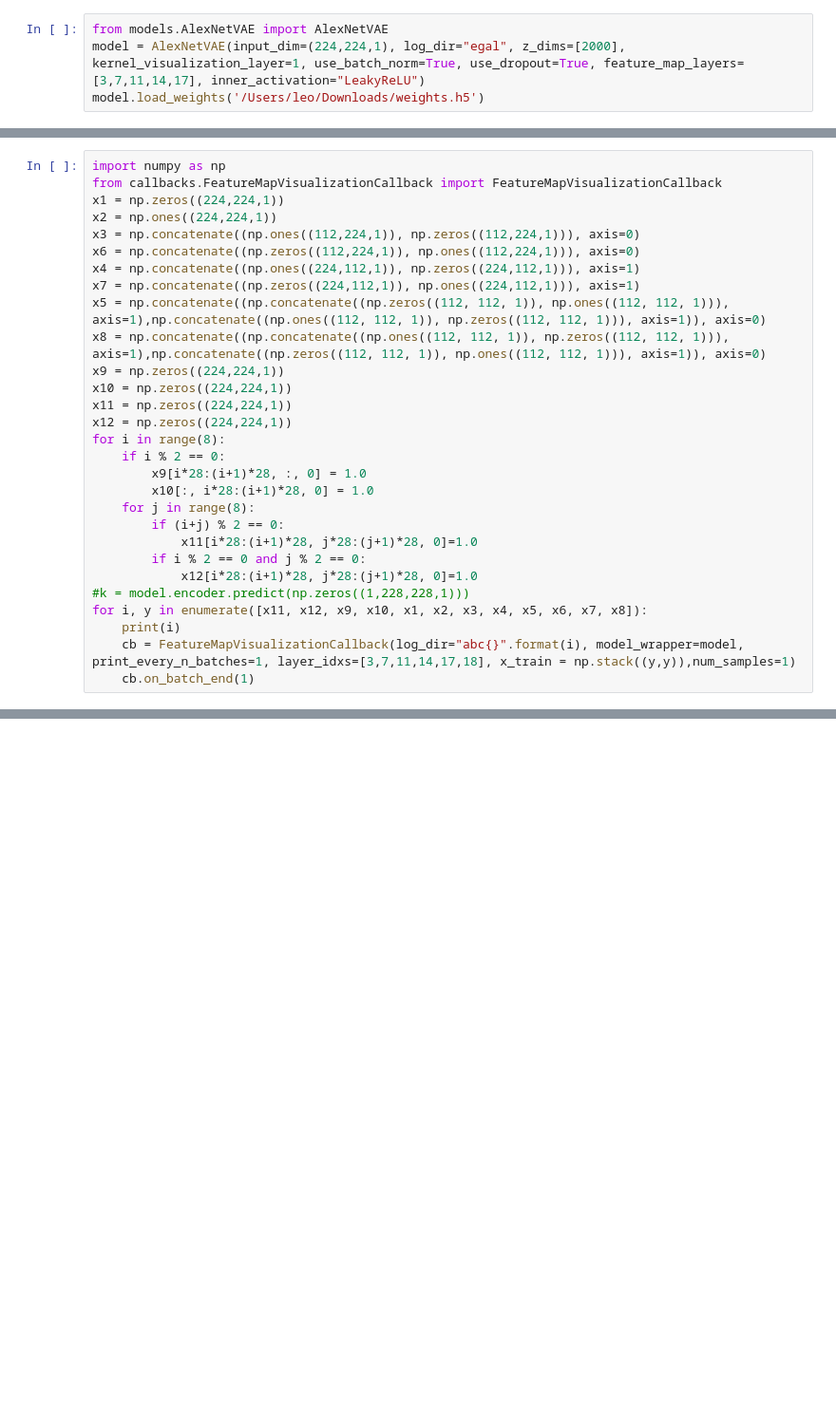
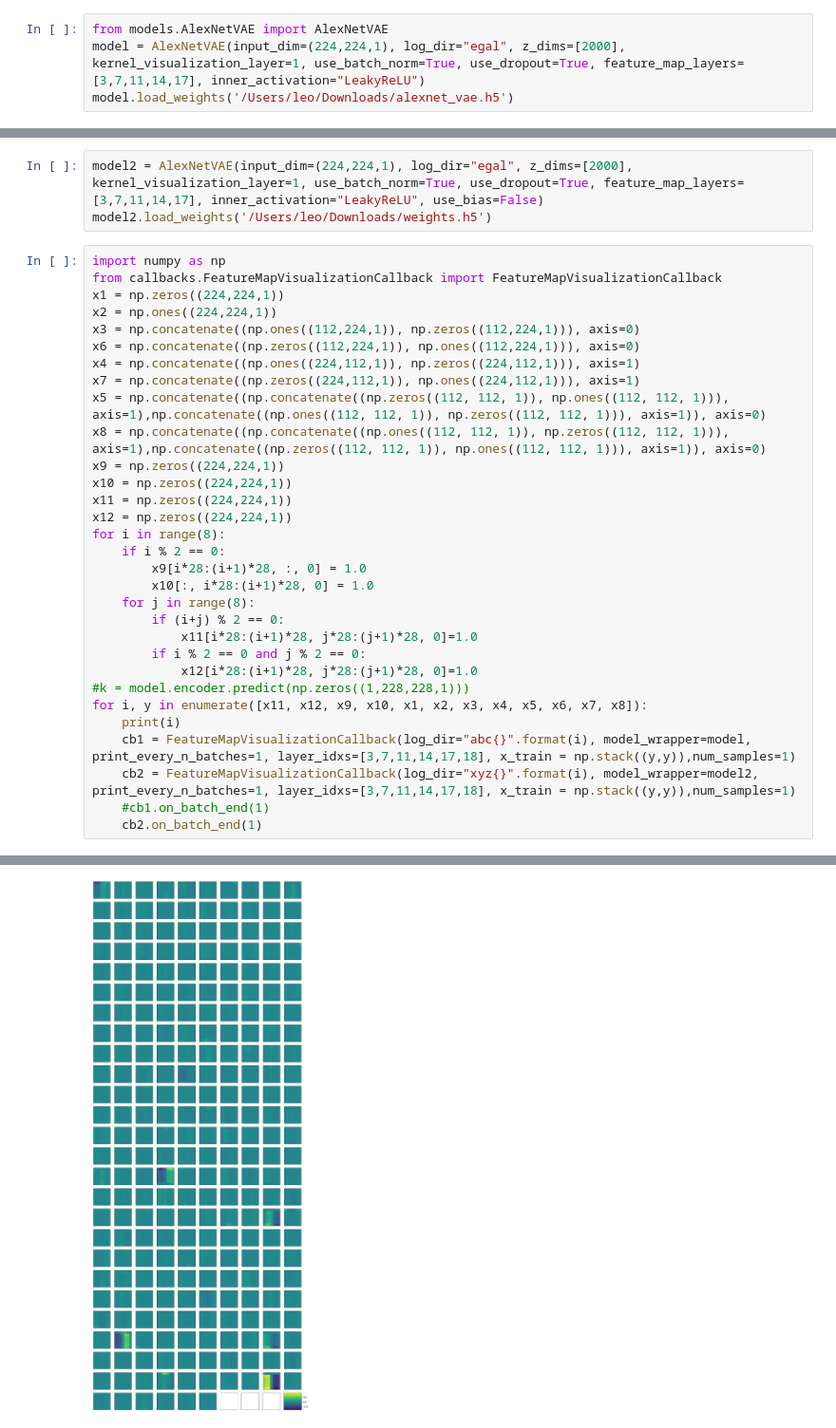
Before and after one commit to LeoIV/master-thesis-leonard, a Jupyter notebook: notebooks/results_08_04_2020.ipynb, the cells around one changed output, grey strips where cells are left out. Shown at 95% size. Drawn from its saved outputs; the diff is of its cells as text; blank space fills up the shorter version.

```diff
--- a/notebooks/results_08_04_2020.ipynb
+++ b/notebooks/results_08_04_2020.ipynb
@@ -1,5 +1,5 @@
 # %%
 from models.AlexNetVAE import AlexNetVAE
 model = AlexNetVAE(input_dim=(224,224,1), log_dir="egal", z_dims=[2000], kernel_visualization_layer=1, use_batch_norm=True, use_dropout=True, feature_map_layers=[3,7,11,14,17], inner_activation="LeakyReLU")
-model.load_weights('/Users/leo/Downloads/weights.h5')
+model.load_weights('/Users/leo/Downloads/alexnet_vae.h5')
 # %% [output]
@@ -24,3 +23,6 @@ WARNING:tensorflow:From /Users/leo/.local/share/virtualenvs/Master_Thesis-iDondh
+# %%
+model2 = AlexNetVAE(input_dim=(224,224,1), log_dir="egal", z_dims=[2000], kernel_visualization_layer=1, use_batch_norm=True, use_dropout=True, feature_map_layers=[3,7,11,14,17], inner_activation="LeakyReLU", use_bias=False)
+model2.load_weights('/Users/leo/Downloads/weights.h5')
 # %%
 import numpy as np
 from callbacks.FeatureMapVisualizationCallback import FeatureMapVisualizationCallback
@@ -48,8 +50,10 @@ for i in range(8):
 #k = model.encoder.predict(np.zeros((1,228,228,1)))
 for i, y in enumerate([x11, x12, x9, x10, x1, x2, x3, x4, x5, x6, x7, x8]):
     print(i)
-    cb = FeatureMapVisualizationCallback(log_dir="abc{}".format(i), model_wrapper=model, print_every_n_batches=1, layer_idxs=[3,7,11,14,17,18], x_train = np.stack((y,y)),num_samples=1)
-    cb.on_batch_end(1)
+    cb1 = FeatureMapVisualizationCallback(log_dir="abc{}".format(i), model_wrapper=model, print_every_n_batches=1, layer_idxs=[3,7,11,14,17,18], x_train = np.stack((y,y)),num_samples=1)
+    cb2 = FeatureMapVisualizationCallback(log_dir="xyz{}".format(i), model_wrapper=model2, print_every_n_batches=1, layer_idxs=[3,7,11,14,17,18], x_train = np.stack((y,y)),num_samples=1)
+    #cb1.on_batch_end(1)
+    cb2.on_batch_end(1)
 # %% [output]
 0
 Visualizing feature maps for layer 3
@@ -79 +80,2 @@ Visualizing feature maps for layer 18
 <Figure size 1440x5616 with 0 Axes>
+[figure, added]
```
Also changed, not shown: parts of 3 cells of this notebook, 6 other files.
